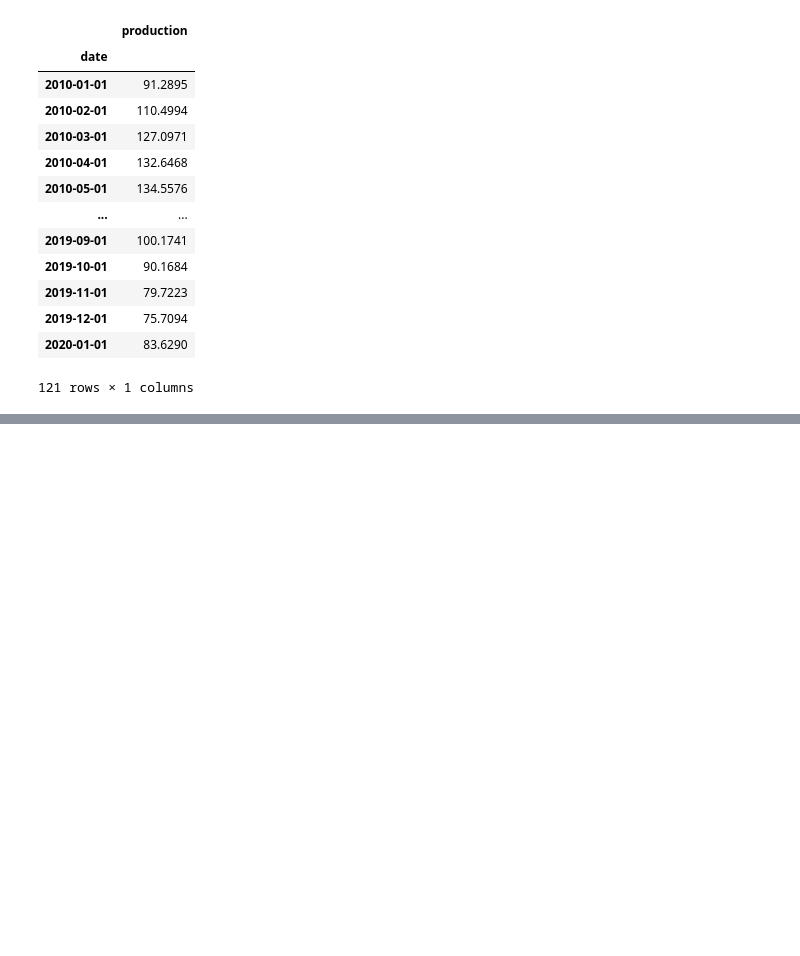
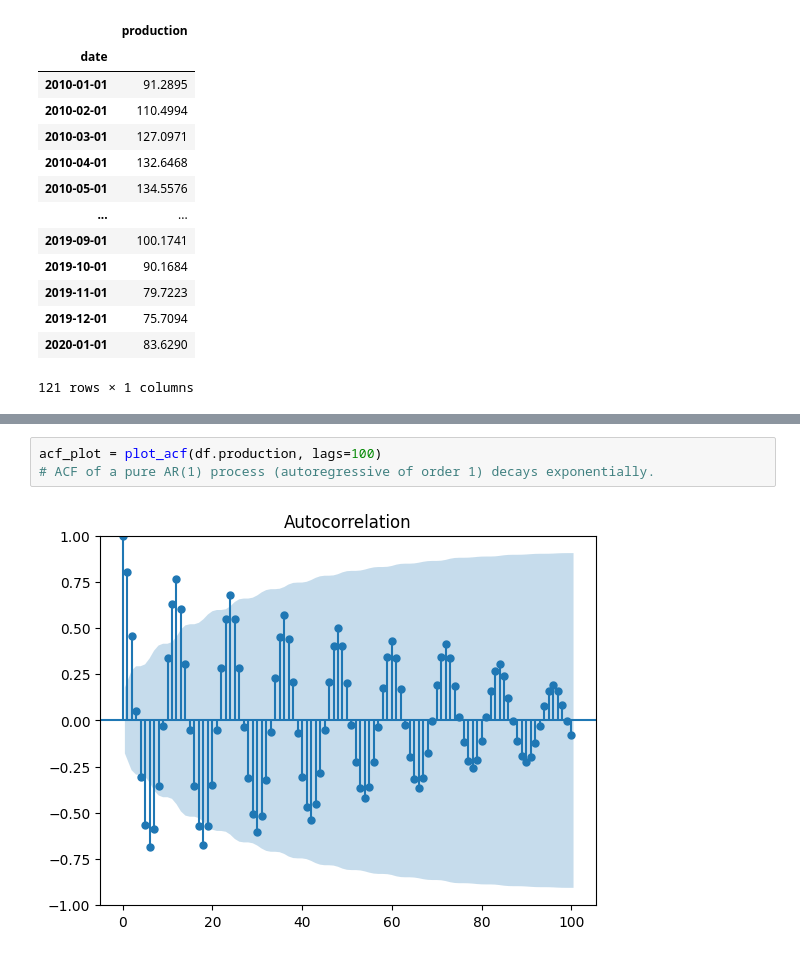
Before and after one commit to Swapn2/Time-series-data_and_models, a Jupyter notebook: Time_series(ACF_PACF).ipynb, the cells around one changed output, grey strips where cells are left out. Saved outputs shown, nothing was run; the diff lists cells and outputs as text; blank space fills up the shorter version.

```diff
--- a/Time_series(ACF_PACF).ipynb
+++ b/Time_series(ACF_PACF).ipynb
@@ -110,0 +131,5 @@ df
+# %%
+acf_plot = plot_acf(df.production, lags=100)
+# ACF of a pure AR(1) process (autoregressive of order 1) decays exponentially.
+# %% [output]
+[figure, added]
```
Also changed, not shown: parts of 15 cells of this notebook.
